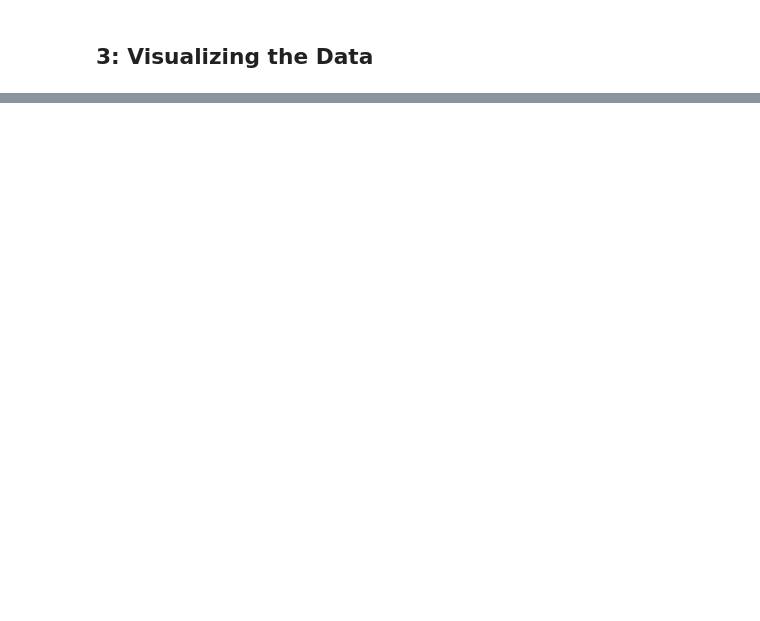
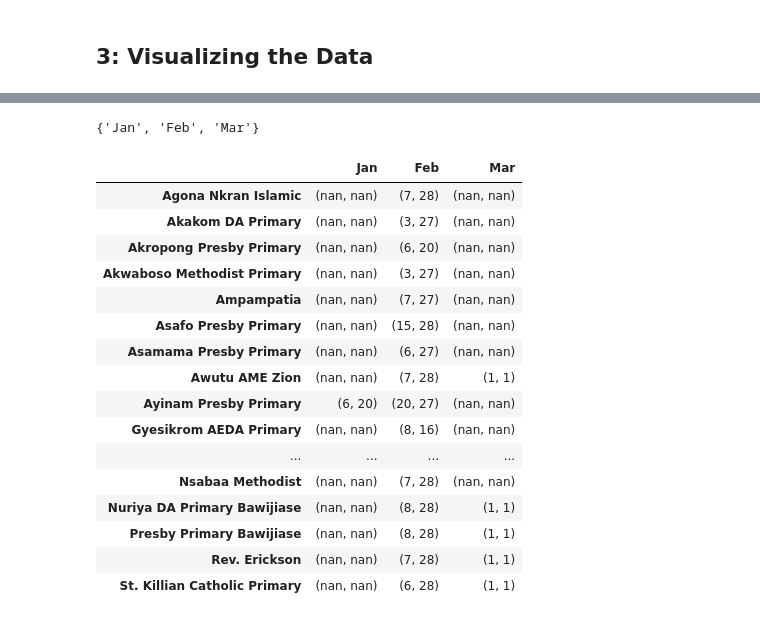
Before and after one commit to austinmw/BU-EC520-Ghana-Handwashing, a Jupyter notebook: Timestamp Summary Statistics.ipynb, the cells around one changed output, grey strips where cells are left out. Saved outputs shown, nothing was run; the diff lists cells and outputs as text; code cells hidden in the pictures; blank space fills up the shorter version.

```diff
--- a/Timestamp Summary Statistics.ipynb
+++ b/Timestamp Summary Statistics.ipynb
@@ -219,0 +249,17 @@ df.head(10)
+# %%
+# time to float, e.g. 10:06:30 -> 10.1050
+def timetofloat(s):
+    t = s.split(':')
+    return float(t[0]+'.'+str(int(float(t[1])*100/60))+str(int(float(t[2])*100/60)))
+
+# Create dictionary of dataframes for each school's timestamps
+header = ['Day', 'Month', 'Date', 'Time', 'Year']
+dataframe_collection = {}
+for i,s in enumerate(schools):
+    dataframe_collection[s] = pd.DataFrame(sTimestamps[i], columns=header)
+    dataframe_collection[s].name = s
+    # add float time column
+    dataframe_collection[s]['floatTime'] = dataframe_collection[s]['Time'].apply(timetofloat)
+
+# example for first school
+dataframe_collection[schools[0]].head()
@@ -220,3 +273,35 @@ df.head(10)
+# %%
+# double check unique month values (from aggregate df)
+print(set(df["Month"]))
+months = ['Jan','Feb','Mar']
+
+# list of lists of tuples (min,max) for dates per month per school
+dateRangesByMonthSchool = [[(dataframe_collection[s][dataframe_collection[s]['Month']==m]['Date'].astype(int).min(),
+                             dataframe_collection[s][dataframe_collection[s]['Month']==m]['Date'].astype(int).max())
+                            for m in months] for s in schools]
+
+# convert to dataframe
+df_dateRanges = pd.DataFrame(dateRangesByMonthSchool, columns=months, index=schools)
+df_dateRanges
+# %% [output]
+{'Jan', 'Feb', 'Mar'}
+|  | Jan | Feb | Mar |
+| Agona Nkran Islamic | (nan, nan) | (7, 28) | (nan, nan) |
+| Akakom DA Primary | (nan, nan) | (3, 27) | (nan, nan) |
+| Akropong Presby Primary | (nan, nan) | (6, 20) | (nan, nan) |
+| Akwaboso Methodist Primary | (nan, nan) | (3, 27) | (nan, nan) |
+| Ampampatia | (nan, nan) | (7, 27) | (nan, nan) |
+| Asafo Presby Primary | (nan, nan) | (15, 28) | (nan, nan) |
+| Asamama Presby Primary | (nan, nan) | (6, 27) | (nan, nan) |
+| Awutu AME Zion | (nan, nan) | (7, 28) | (1, 1) |
+| Ayinam Presby Primary | (6, 20) | (20, 27) | (nan, nan) |
+| Gyesikrom AEDA Primary | (nan, nan) | (8, 16) | (nan, nan) |
+| ... | ... | ... | ... |
+| Nsabaa Methodist | (nan, nan) | (7, 28) | (nan, nan) |
+| Nuriya DA Primary Bawijiase | (nan, nan) | (8, 28) | (1, 1) |
+| Presby Primary Bawijiase | (nan, nan) | (8, 28) | (1, 1) |
+| Rev. Erickson | (nan, nan) | (7, 28) | (1, 1) |
+| St. Killian Catholic Primary | (nan, nan) | (6, 28) | (1, 1) |
 # %% [markdown]
 ## 4: Reporting Observations:
 
```
Also changed, not shown: parts of 12 cells of this notebook, 3 other files.
